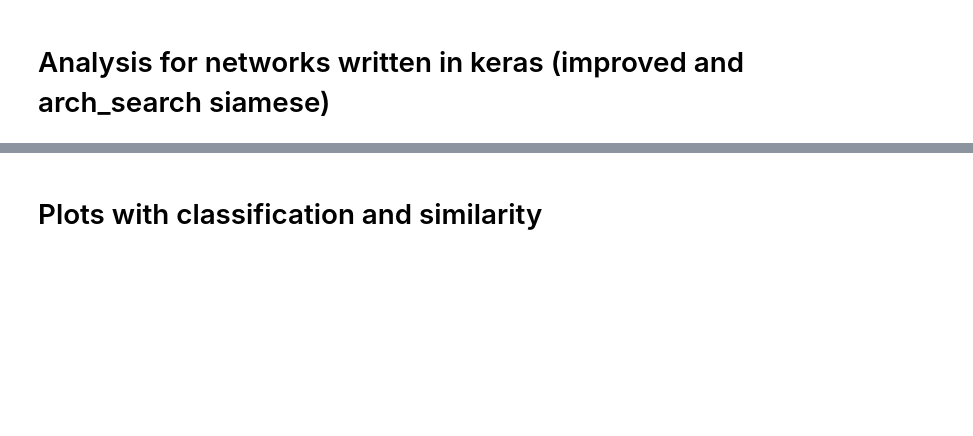
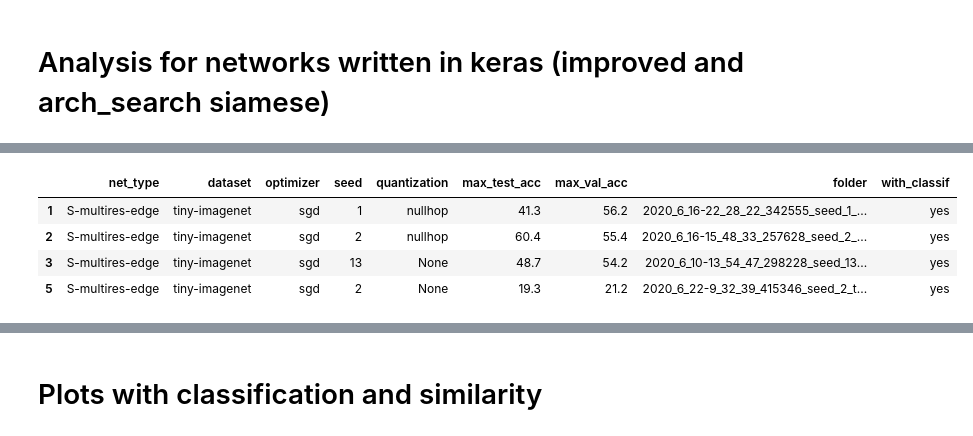
Before and after one commit to iulialexandra/siamese_on_edge, a Jupyter notebook: notebooks/analyse_results_siamese_JETCAS.ipynb, the cells around one changed output, grey strips where cells are left out. Saved outputs shown, nothing was run; the diff lists cells and outputs as text; code cells hidden in the pictures; blank space fills up the shorter version.

```diff
--- a/notebooks/analyse_results_siamese_JETCAS.ipynb
+++ b/notebooks/analyse_results_siamese_JETCAS.ipynb
@@ -58,13 +58,9 @@ def make_accuracy_lists(curr_dir, csv_file_name):
         acc_file = os.path.join(ep_dir, "{}_{}.csv".format(csv_file_name, dir_name))
         with open(acc_file) as csvfile:
             reader = list(csv.DictReader(csvfile))
-            siamese_train_loss.append(round(float(reader[0]["siamese_loss"]), 2))
-            siamese_train_acc.append(round(float(reader[0]["siamese_acc"])*100, 2))
             siamese_val_acc.append(round(float(reader[0]["siamese_val_accuracy"])*100, 2))
             siamese_test_acc.append(round(float(reader[0]["siamese_test_accuracy"])*100, 2))
-            classif_left.append(round(float(reader[0]["left_acc"])*100, 2))
-            classif_right.append(round(float(reader[0]["right_acc"])*100, 2))
-    return siamese_train_loss, siamese_train_acc, siamese_val_acc, siamese_test_acc, classif_left, classif_right
+    return siamese_val_acc, siamese_test_acc
 # %%
 def get_exp_results(res_dir, with_classif):
     network_type = []
@@ -129,9 +106,4 @@ def get_exp_results(res_dir, with_classif):
     return df
 # %%
 # classification and siamese training together
-results_dirs_1 = extract_subdirs("/mnt/data/siamese_cluster_new/results/results_with_classif",
-                                 "", "", None)
-results_dirs_2 = extract_subdirs("/mnt/data/siamese_cluster_new/results/results_without_classif",
-                                 "", "", None)
-results_dirs_3 = extract_subdirs("/mnt/data/siamese_cluster_new/results/results_without_siamese",
-                                 "", "", None)
+results_dirs_1 = extract_subdirs("/mnt/Storage/code/low-shot/siamese_on_edge_tf2/results", "", None)
@@ -138,5 +120,13 @@ results_dirs_3 = extract_subdirs("/mnt/data/siamese_cluster_new/results/results_
 # %%
 siamclassif_df = get_exp_results(results_dirs_1, "yes")
+# %%
+siamclassif_df
+# %% [output]
+|  | net_type | dataset | optimizer | seed | quantization | max_test_acc | max_val_acc | folder | with_classif |
+| 1 | S-multires-edge | tiny-imagenet | sgd | 1 | nullhop | 41.3 | 56.2 | 2020_6_16-22_28_22_342555_seed_1_... | yes |
+| 2 | S-multires-edge | tiny-imagenet | sgd | 2 | nullhop | 60.4 | 55.4 | 2020_6_16-15_48_33_257628_seed_2_... | yes |
+| 3 | S-multires-edge | tiny-imagenet | sgd | 13 | None | 48.7 | 54.2 | 2020_6_10-13_54_47_298228_seed_13... | yes |
+| 5 | S-multires-edge | tiny-imagenet | sgd | 2 | None | 19.3 | 21.2 | 2020_6_22-9_32_39_415346_seed_2_t... | yes |
 # %%
 siamclassif_df.groupby(["dataset", "net_type"]).mean()
 # %% [output]
```
Also changed, not shown: parts of 3 cells of this notebook, 3 other files.
